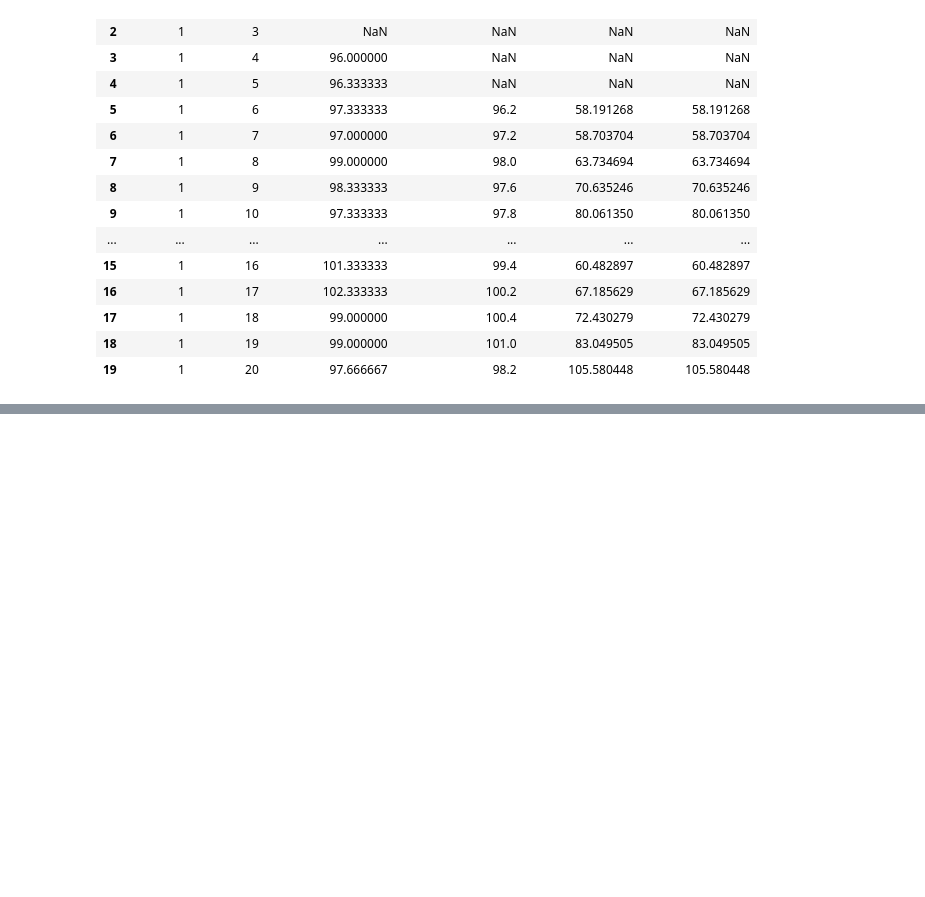
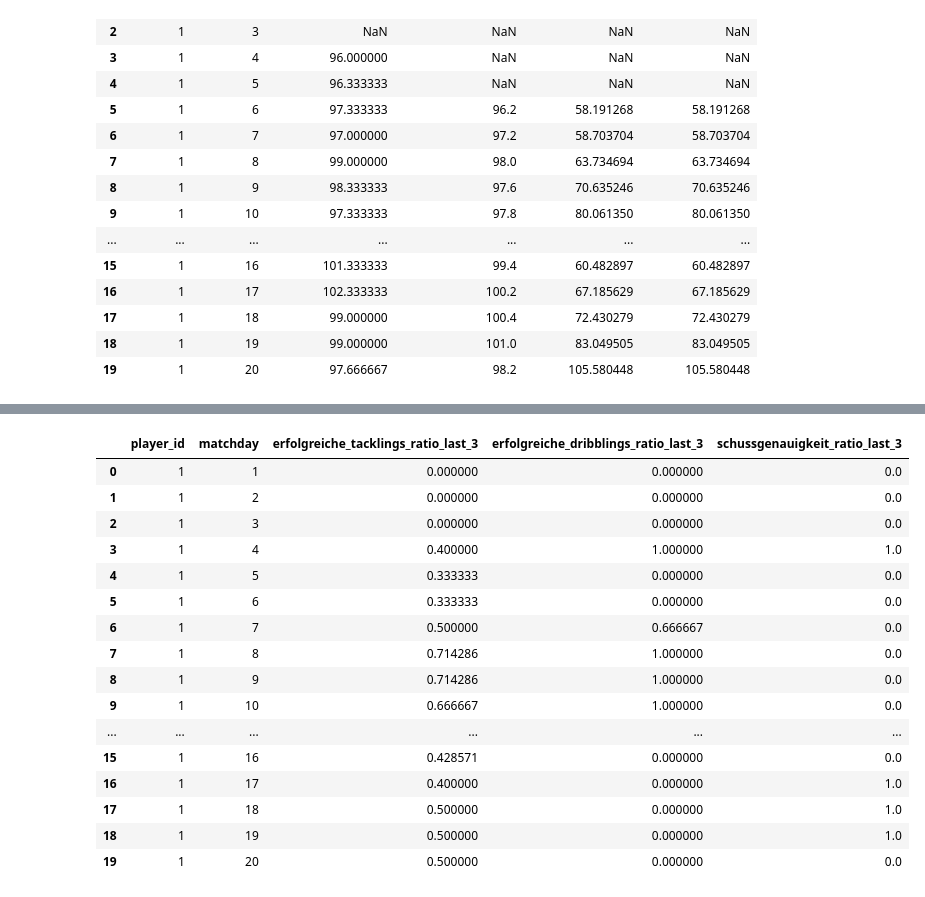
Before and after one commit to PlatoMax/Kickbase-Analytics, a Jupyter notebook: features.ipynb, the cells around one changed output, grey strips where cells are left out. Cells and saved outputs as stored; diff of their text form; code cells hidden in the pictures; blank space fills up the shorter version.

```diff
--- a/features.ipynb
+++ b/features.ipynb
@@ -120,0 +232,20 @@ df[["player_id", "matchday", "minutes_avg_last_3", "minutes_avg_last_5", "points
+# %%
+df[["player_id", "matchday", "erfolgreiche_tacklings_ratio_last_3", "erfolgreiche_dribblings_ratio_last_3", "schussgenauigkeit_ratio_last_3"]].head(20)
+# %% [output]
+|  | player_id | matchday | erfolgreiche_tacklings_ratio_last_3 | erfolgreiche_dribblings_ratio_last_3 | schussgenauigkeit_ratio_last_3 |
+| 0 | 1 | 1 | 0.000000 | 0.000000 | 0.0 |
+| 1 | 1 | 2 | 0.000000 | 0.000000 | 0.0 |
+| 2 | 1 | 3 | 0.000000 | 0.000000 | 0.0 |
+| 3 | 1 | 4 | 0.400000 | 1.000000 | 1.0 |
+| 4 | 1 | 5 | 0.333333 | 0.000000 | 0.0 |
+| 5 | 1 | 6 | 0.333333 | 0.000000 | 0.0 |
+| 6 | 1 | 7 | 0.500000 | 0.666667 | 0.0 |
+| 7 | 1 | 8 | 0.714286 | 1.000000 | 0.0 |
+| 8 | 1 | 9 | 0.714286 | 1.000000 | 0.0 |
+| 9 | 1 | 10 | 0.666667 | 1.000000 | 0.0 |
+| ... | ... | ... | ... | ... | ... |
+| 15 | 1 | 16 | 0.428571 | 0.000000 | 0.0 |
+| 16 | 1 | 17 | 0.400000 | 0.000000 | 1.0 |
+| 17 | 1 | 18 | 0.500000 | 0.000000 | 1.0 |
+| 18 | 1 | 19 | 0.500000 | 0.000000 | 1.0 |
+| 19 | 1 | 20 | 0.500000 | 0.000000 | 0.0 |
```
Also changed, not shown: parts of 6 cells of this notebook, 2 other files.
